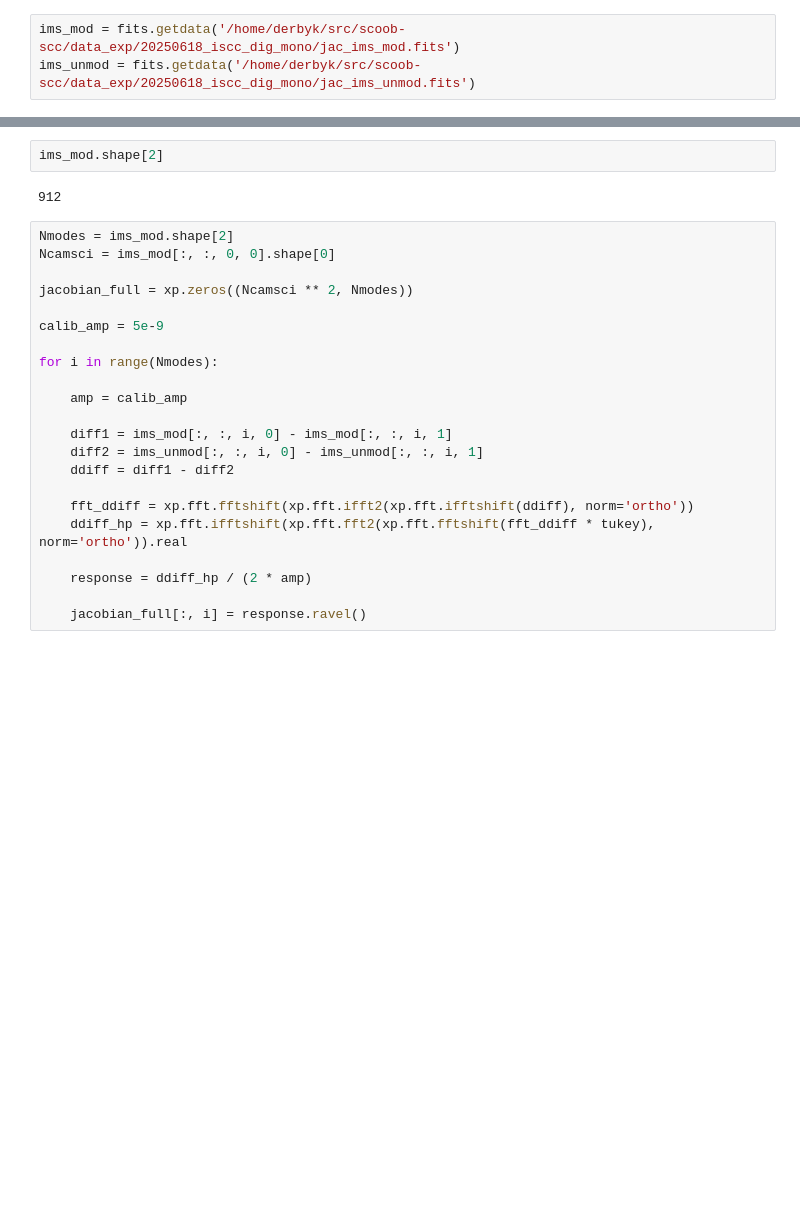
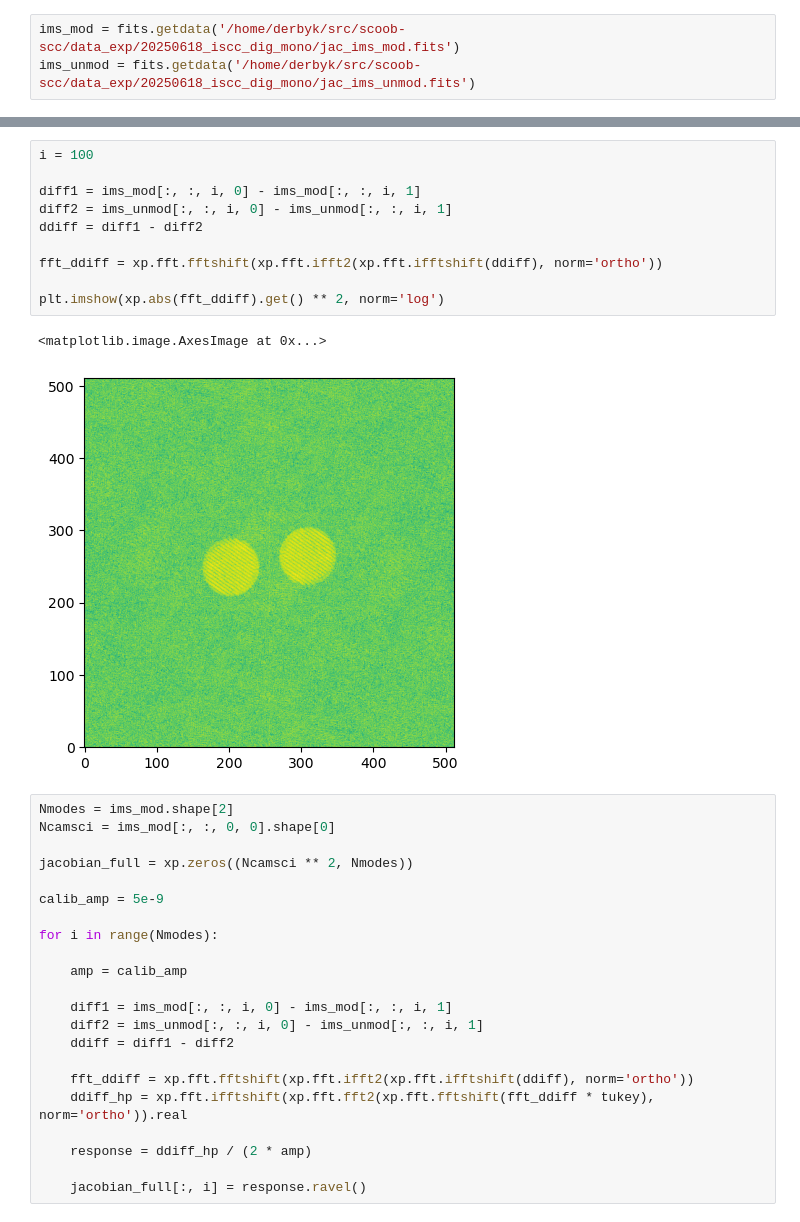
Before and after one commit to zhangderby/scoob-scc, a Jupyter notebook: notebooks_exp/test_high_pass.ipynb, the cells around one changed output, grey strips where cells are left out. Saved outputs shown, nothing was run; the diff lists cells and outputs as text; blank space fills up the shorter version.

```diff
--- a/notebooks_exp/test_high_pass.ipynb
+++ b/notebooks_exp/test_high_pass.ipynb
@@ -83,7 +81,16 @@ plt.colorbar()
-# %%
-ims_mod.shape[2]
-# %% [output]
-912
+# %%
+i = 100
+
+diff1 = ims_mod[:, :, i, 0] - ims_mod[:, :, i, 1]
+diff2 = ims_unmod[:, :, i, 0] - ims_unmod[:, :, i, 1]
+ddiff = diff1 - diff2
+
+fft_ddiff = xp.fft.fftshift(xp.fft.ifft2(xp.fft.ifftshift(ddiff), norm='ortho'))
+
+plt.imshow(xp.abs(fft_ddiff).get() ** 2, norm='log')
+# %% [output]
+<matplotlib.image.AxesImage at 0x...>
+[figure, added]
 # %%
 Nmodes = ims_mod.shape[2]
 Ncamsci = ims_mod[:, :, 0, 0].shape[0]
```
Also changed, not shown: parts of 2 cells of this notebook.
